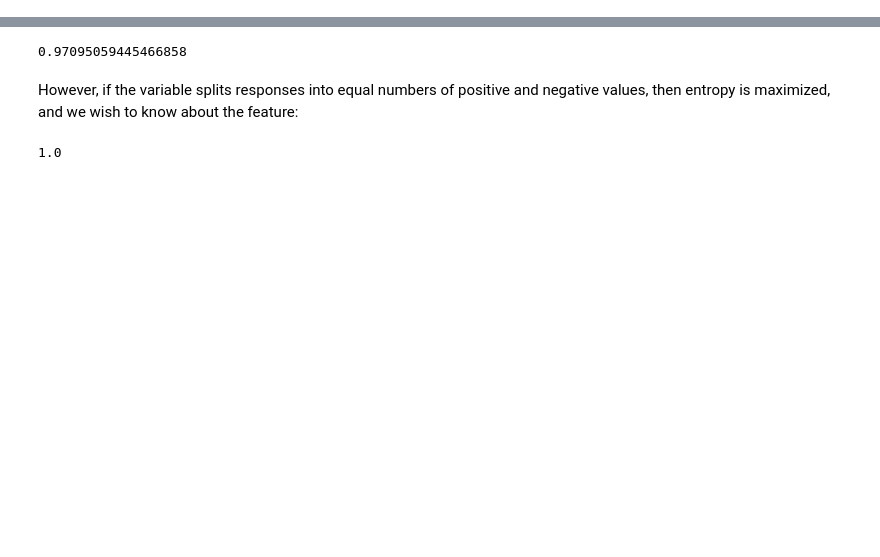
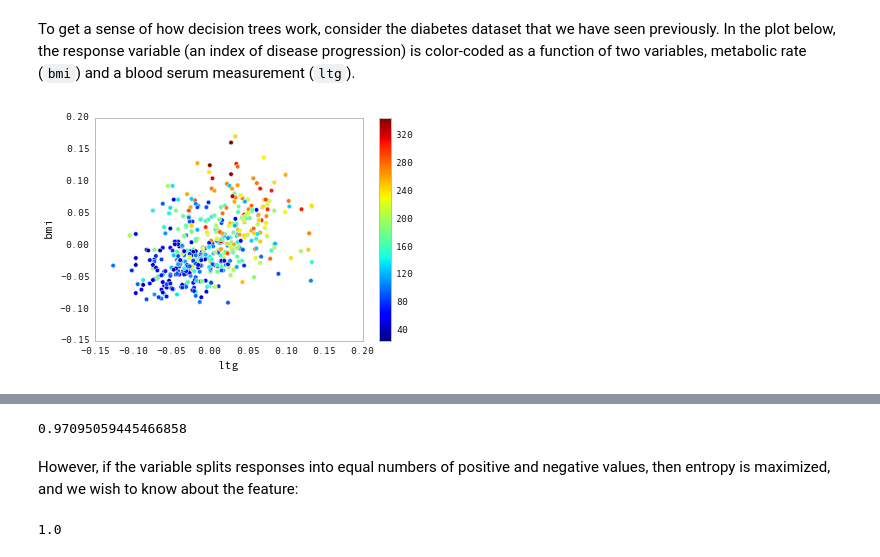
Before and after one commit to fonnesbeck/Bios8366, a Jupyter notebook: notebooks/Section6_5-Decision-Trees.ipynb, the cells around one changed output, grey strips where cells are left out. Drawn from its saved outputs; the diff is of its cells as text; code cells hidden in the pictures; blank space fills up the shorter version.

Commit message:
Updates to decision trees notebook

```diff
--- a/notebooks/Section6_5-Decision-Trees.ipynb
+++ b/notebooks/Section6_5-Decision-Trees.ipynb
@@ -40,0 +24,19 @@ The function that checks if a node is worth splitting can use several stopping h
+# %% [markdown]
+To get a sense of how decision trees work, consider the diabetes dataset that we have seen previously. In the plot below, the response variable (an index of disease progression) is color-coded as a function of two variables, metabolic rate (`bmi`) and a blood serum measurement (`ltg`).
+# %%
+%matplotlib inline
+import matplotlib.pyplot as plt
+import numpy as np
+import pandas as pd
+from sklearn.datasets import load_diabetes
+
+# Predictors: "age" "sex" "bmi" "map" "tc"  "ldl" "hdl" "tch" "ltg" "glu"
+diabetes = load_diabetes()
+y = diabetes['target']
+bmi, ltg = diabetes['data'][:,[2,8]].T
+
+plt.scatter(ltg, bmi,  c=y)
+plt.colorbar()
+plt.xlabel('ltg'); plt.ylabel('bmi');
+# %% [output]
+[figure, added]
```
Also changed, not shown: parts of 51 cells of this notebook.
